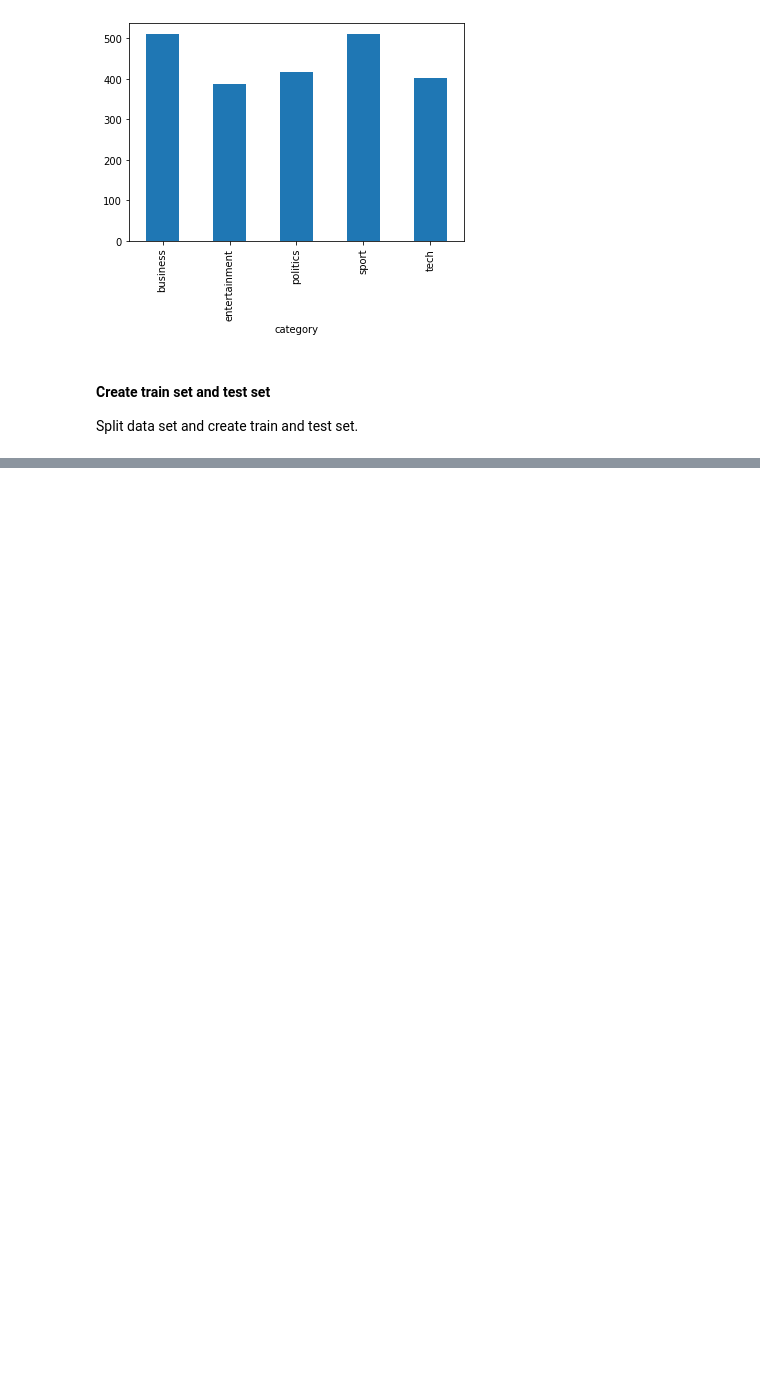
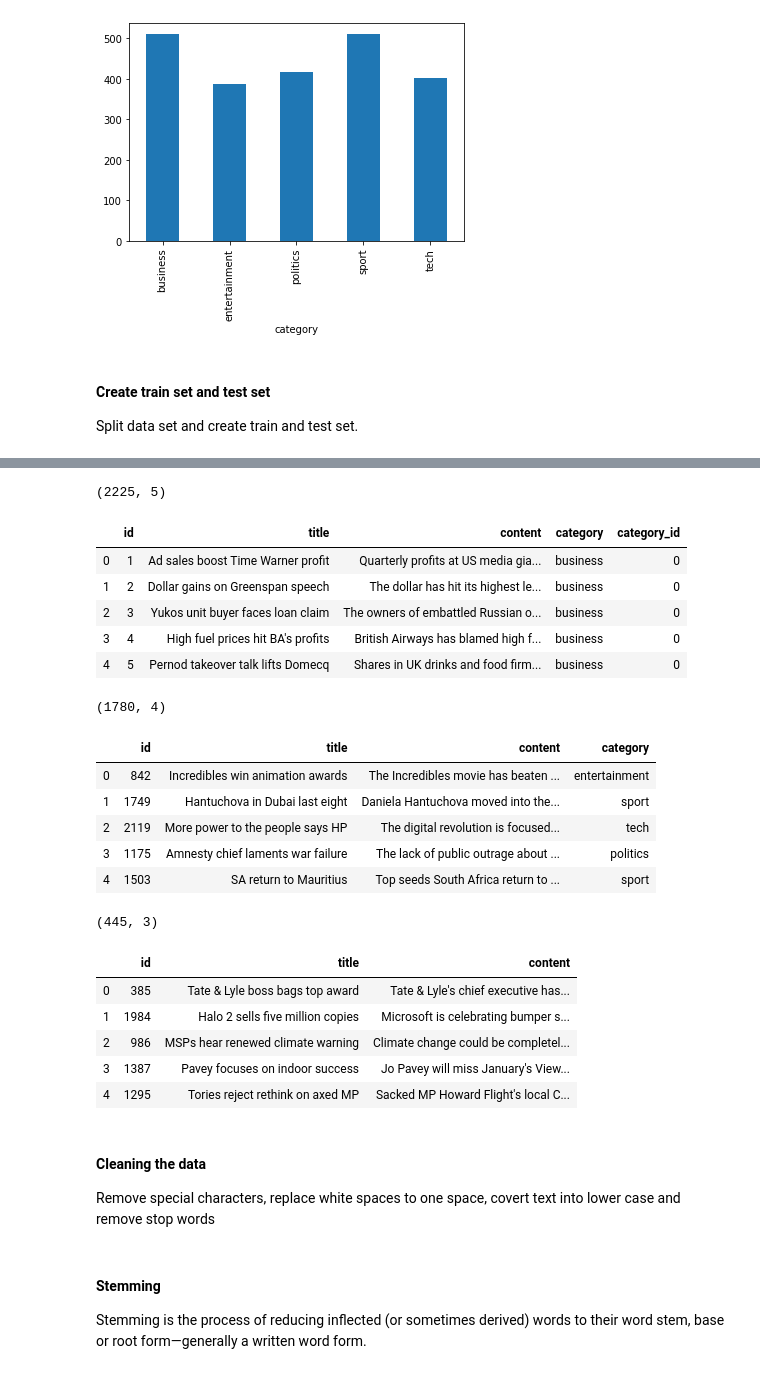
Before and after one commit to alexiszamanidis/news_articles_text_mining, a Jupyter notebook: news.ipynb, the cells around one changed output, grey strips where cells are left out. Cells and saved outputs as stored; diff of their text form; code cells hidden in the pictures; blank space fills up the shorter version.

```diff
--- a/news.ipynb
+++ b/news.ipynb
@@ -171,0 +143,36 @@ test_set.to_csv("./data_sets/test_set.csv",sep="\t",index=False,columns=["id","t
+# %%
+# READ DATASETS
+data_set  = pd.read_csv("./data_sets/data_set.csv", delimiter="\t",names=["id","title","content","category","category_id"],header=0)
+train_set = pd.read_csv("./data_sets/train_set.csv",delimiter="\t",names=["id","title","content","category"],header=0)
+test_set  = pd.read_csv("./data_sets/test_set.csv", delimiter="\t",names=["id","title","content"],           header=0)
+
+# DISPLAY DATAFRAMES
+display(data_set.shape,data_set.head(5))
+display(train_set.shape,train_set.head(5))
+display(test_set.shape,test_set.head(5))
+# %% [output]
+(2225, 5)
+|  | id | title | content | category | category_id |
+| 0 | 1 | Ad sales boost Time Warner profit | Quarterly profits at US media gia... | business | 0 |
+| 1 | 2 | Dollar gains on Greenspan speech | The dollar has hit its highest le... | business | 0 |
+| 2 | 3 | Yukos unit buyer faces loan claim | The owners of embattled Russian o... | business | 0 |
+| 3 | 4 | High fuel prices hit BA's profits | British Airways has blamed high f... | business | 0 |
+| 4 | 5 | Pernod takeover talk lifts Domecq | Shares in UK drinks and food firm... | business | 0 |
+(1780, 4)
+|  | id | title | content | category |
+| 0 | 842 | Incredibles win animation awards | The Incredibles movie has beaten ... | entertainment |
+| 1 | 1749 | Hantuchova in Dubai last eight | Daniela Hantuchova moved into the... | sport |
+| 2 | 2119 | More power to the people says HP | The digital revolution is focused... | tech |
+| 3 | 1175 | Amnesty chief laments war failure | The lack of public outrage about ... | politics |
+| 4 | 1503 | SA return to Mauritius | Top seeds South Africa return to ... | sport |
+(445, 3)
+|  | id | title | content |
+| 0 | 385 | Tate & Lyle boss bags top award | Tate & Lyle's chief executive has... |
+| 1 | 1984 | Halo 2 sells five million copies | Microsoft is celebrating bumper s... |
+| 2 | 986 | MSPs hear renewed climate warning | Climate change could be completel... |
+| 3 | 1387 | Pavey focuses on indoor success | Jo Pavey will miss January's View... |
+| 4 | 1295 | Tories reject rethink on axed MP | Sacked MP Howard Flight's local C... |
+# %% [markdown]
+#### Cleaning the data
+
+Remove special characters, replace white spaces to one space, covert text into lower case and remove stop words
@@ -171,0 +210,4 @@ test_set.to_csv("./data_sets/test_set.csv",sep="\t",index=False,columns=["id","t
+# %% [markdown]
+#### Stemming
+
+Stemming is the process of reducing inflected (or sometimes derived) words to their word stem, base or root form—generally a written word form.
```
Also changed, not shown: parts of 7 cells of this notebook.
